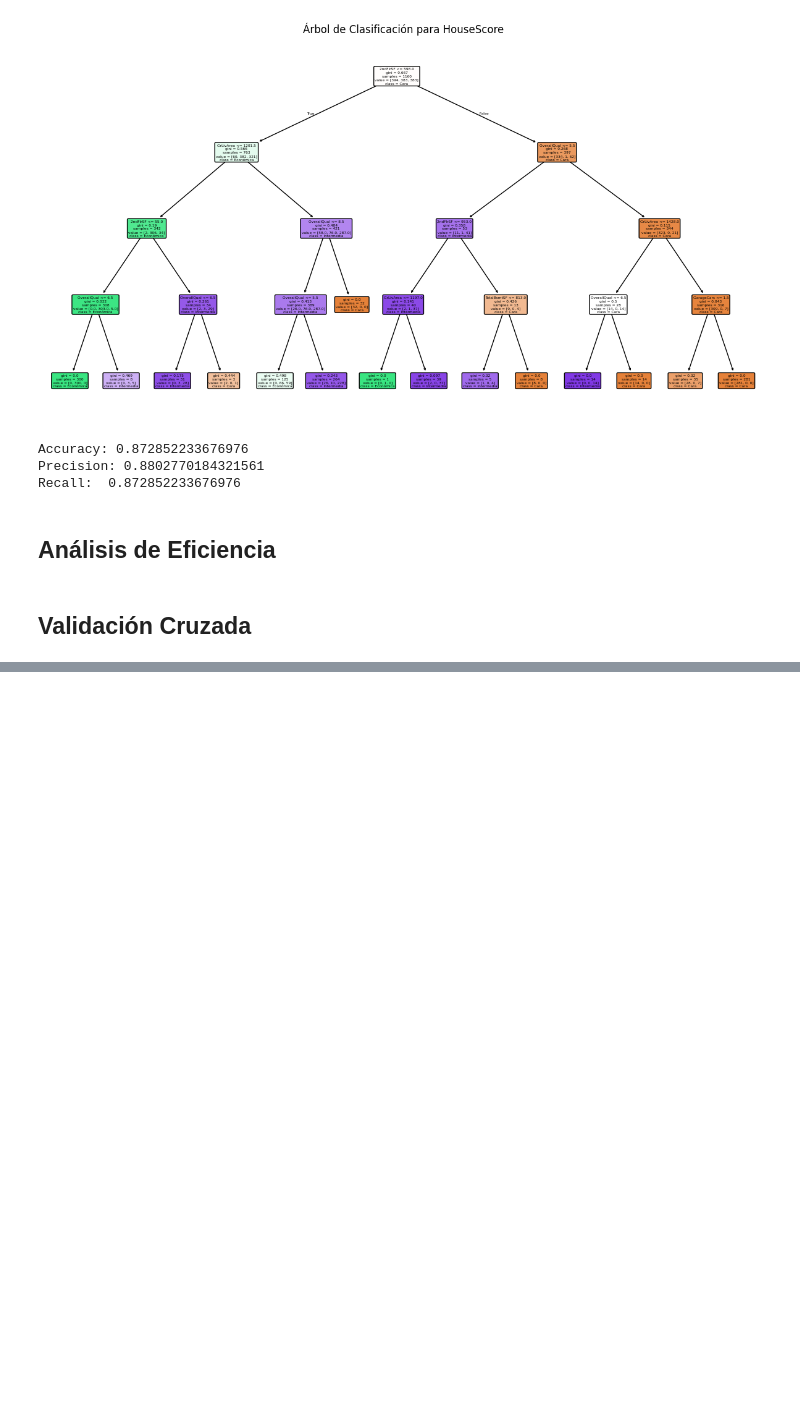
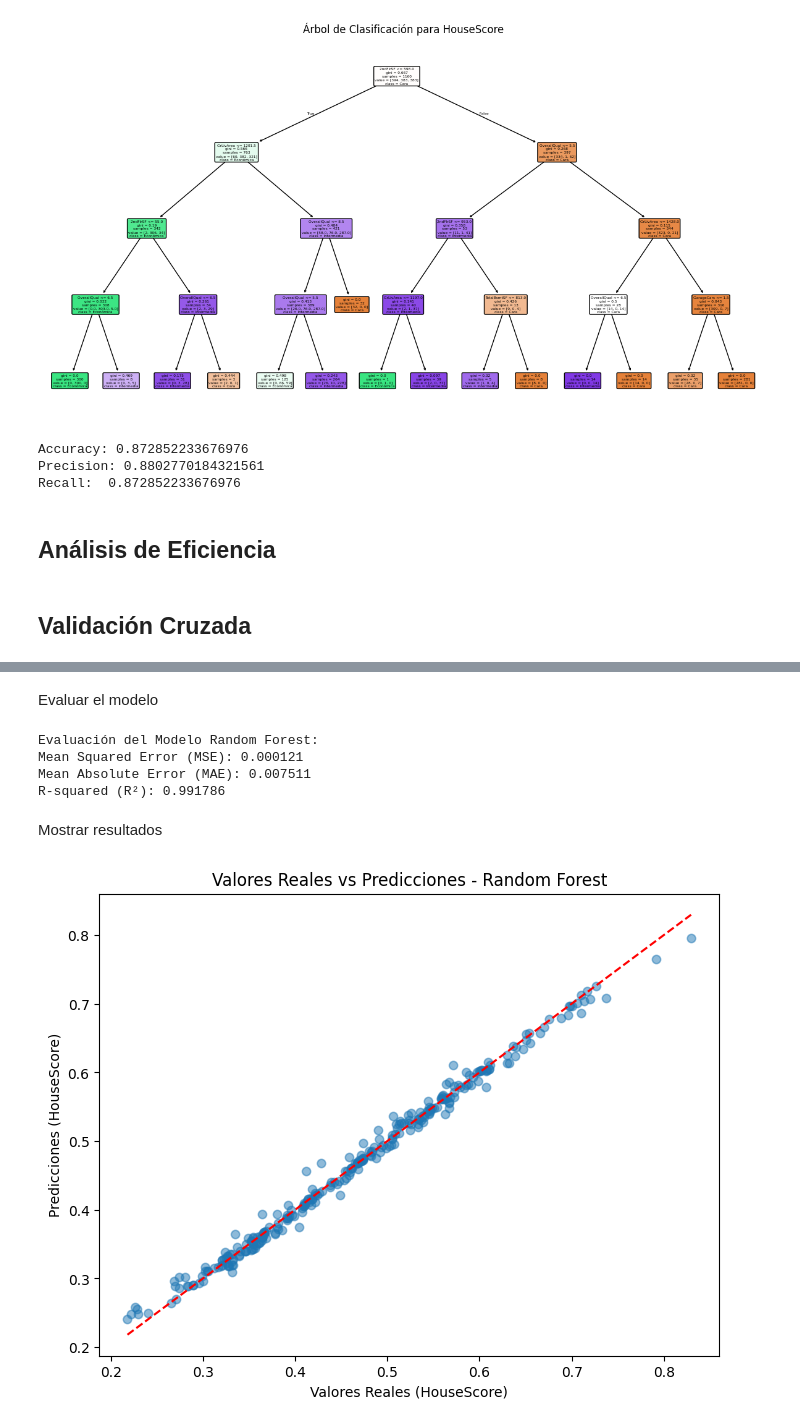
Before and after one commit to DiegoLinares11/Modelos-de-Regresion-Lineal, a Jupyter notebook: Entrega2/Arboles.ipynb, the cells around one changed output, grey strips where cells are left out. Cells and saved outputs as stored; diff of their text form; code cells hidden in the pictures; blank space fills up the shorter version.

Commit message:
feat: random forest for housescore n  = 100

```diff
--- a/Entrega2/Arboles.ipynb
+++ b/Entrega2/Arboles.ipynb
@@ -1298,0 +1303,5 @@ Recall:  0.872852233676976
+# %%
+X = dftrain[['OverallQual', 'GrLivArea', 'TotalBsmtSF', '2ndFlrSF', 'GarageCars']]
+y = dftrain['HouseScore']
+# %%
+X_train, X_test, y_train, y_test = train_test_split(X, y, test_size=0.2, random_state=42)
@@ -1298,0 +1310,3 @@ Recall:  0.872852233676976
+# %%
+rf_regressor = RandomForestRegressor(n_estimators=100, random_state=42, max_depth=7)
+rf_regressor.fit(X_train, y_train)
@@ -1298,0 +1317,4 @@ Recall:  0.872852233676976
+# %%
+y_pred = rf_regressor.predict(X_test)
+# %% [markdown]
+Evaluar el modelo
@@ -1298,0 +1325,22 @@ Recall:  0.872852233676976
+# %%
+print("Evaluación del Modelo Random Forest:")
+print(f"Mean Squared Error (MSE): {mse:.6f}")
+print(f"Mean Absolute Error (MAE): {mae:.6f}")
+print(f"R-squared (R²): {r2:.6f}")
+# %% [output]
+Evaluación del Modelo Random Forest:
+Mean Squared Error (MSE): 0.000121
+Mean Absolute Error (MAE): 0.007511
+R-squared (R²): 0.991786
+# %% [markdown]
+Mostrar resultados
+# %%
+plt.figure(figsize=(8, 6))
+plt.scatter(y_test, y_pred, alpha=0.5)
+plt.plot([min(y_test), max(y_test)], [min(y_test), max(y_test)], color='red', linestyle='--')  # Línea de referencia
+plt.xlabel("Valores Reales (HouseScore)")
+plt.ylabel("Predicciones (HouseScore)")
+plt.title("Valores Reales vs Predicciones - Random Forest")
+plt.show()
+# %% [output]
+[figure, added]
```
Also changed, not shown: parts of 8 cells of this notebook.
